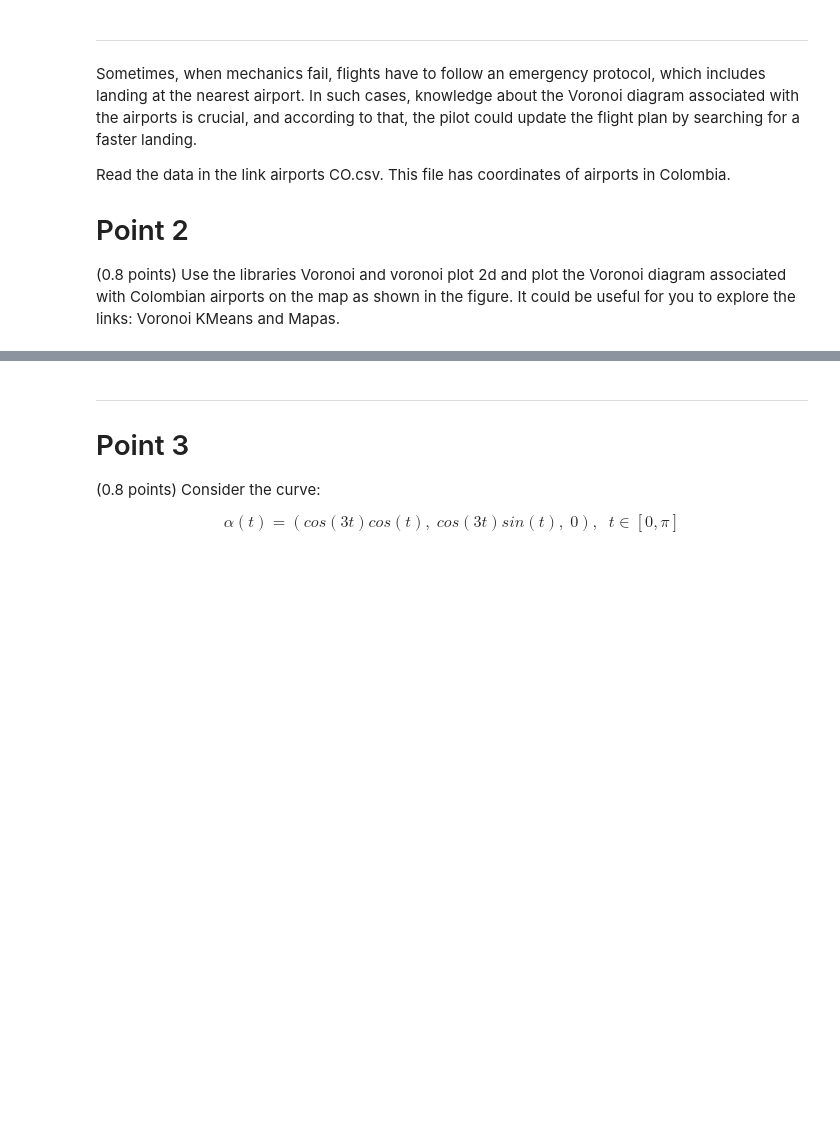
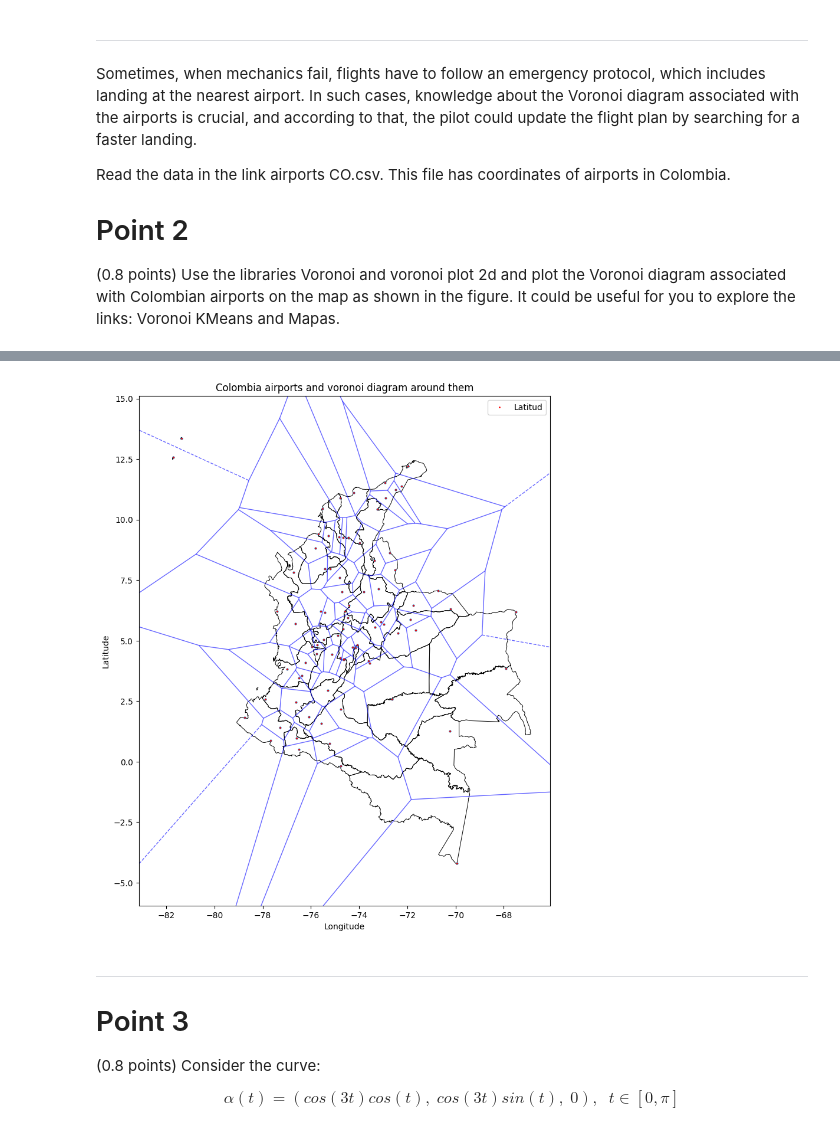
Before and after one commit to DaveAlsina/8tavoSemestre, a Jupyter notebook: geometria/tarea3/tarea3solucion.ipynb, the cells around one changed output, grey strips where cells are left out. Drawn from its saved outputs; the diff is of its cells as text; code cells hidden in the pictures; blank space fills up the shorter version.

```diff
--- a/geometria/tarea3/tarea3solucion.ipynb
+++ b/geometria/tarea3/tarea3solucion.ipynb
@@ -28,3 +188,6 @@ Read the data in the link airports CO.csv. This file has coordinates of airports
 (0.8 points) Use the libraries Voronoi and voronoi plot 2d and plot the Voronoi diagram
 associated with Colombian airports on the map as shown in the figure. It could be useful
 for you to explore the links: Voronoi KMeans and Mapas.
+# %%
+airports = pd.read_csv('airports_CO.csv')
+airports.head()
@@ -30,0 +203,4 @@ for you to explore the links: Voronoi KMeans and Mapas.
+# %%
+url='https://gist.githubusercontent.com/john-guerra/43c7656821069d00dcbc/raw/3aadedf47badbdac823b00dbe259f6bc6d9e1899/colombia.geo.json'
+col = geopandas.read_file(url)
+col.head()
@@ -31,3 +214,24 @@ for you to explore the links: Voronoi KMeans and Mapas.
+# %%
+points = airports[['Longitud', 'Latitud']].values
+vor = Voronoi(points)
+
+#plotting the colombia map
+fig, ax = plt.subplots(figsize=(9, 16))
+col.boundary.plot(ax=ax, color='black', linewidth=0.7)
+
+#plotting the voronoi diagram
+voronoi_plot_2d(vor, ax=ax, show_vertices=False, line_colors='blue', line_width=1, line_alpha=0.6, point_size=4)
+
+#plotting the airports
+airports.plot(x='Longitud', y='Latitud', ax=ax, color='red', markersize=1, style='o')
+
+#adding titles and labels
+plt.title('Colombia airports and voronoi diagram around them')
+plt.xlabel('Longitude')
+plt.ylabel('Latitude')
+plt.show()
+# %% [output]
+[figure, added]
 # %% [markdown]
 ------------------
 # Point 3
```
Also changed, not shown: parts of 42 cells of this notebook.
